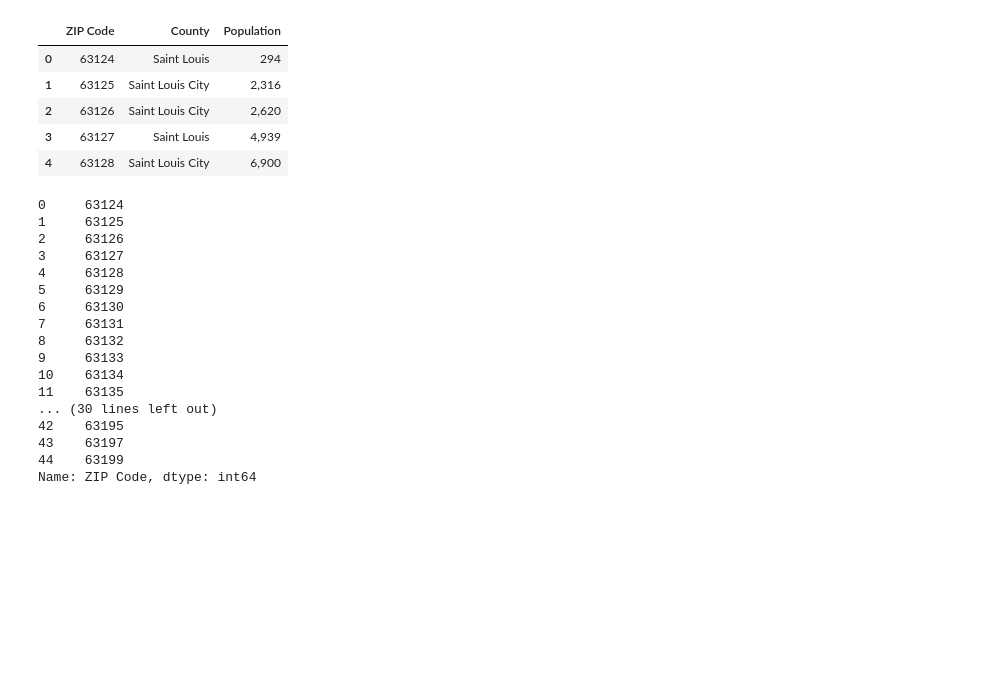
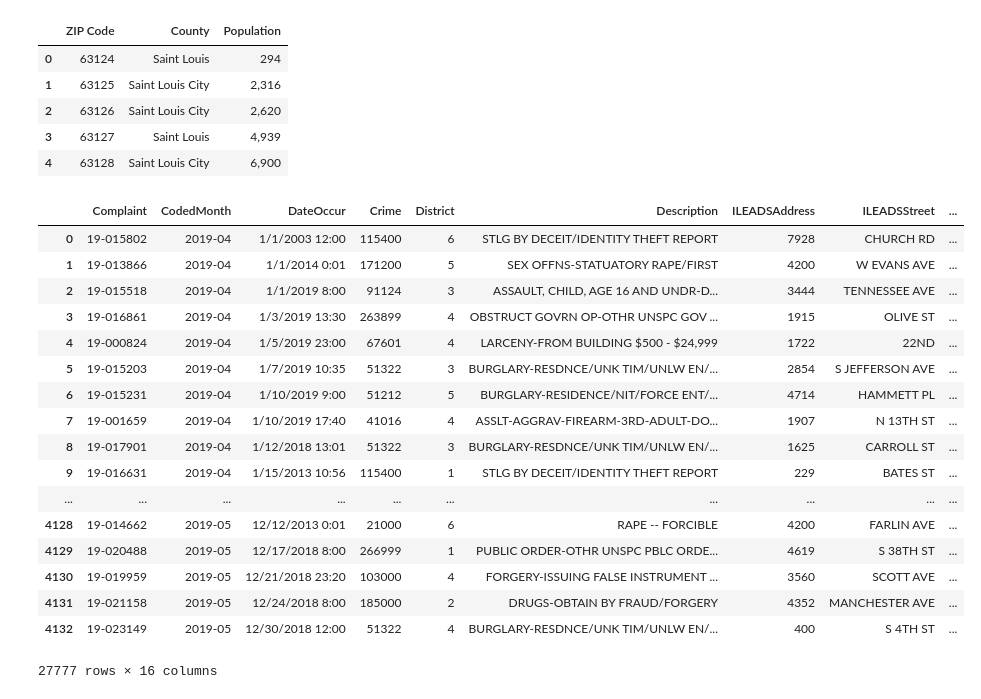
Before and after one commit to lonnykramer/project_one, a Jupyter notebook: project_code/liquor_store_project.ipynb, the cells around one changed output. Cells and saved outputs as stored; diff of their text form; code cells hidden in the pictures; blank space fills up the shorter version.

```diff
--- a/project_code/liquor_store_project.ipynb
+++ b/project_code/liquor_store_project.ipynb
@@ -34,22 +34,34 @@ stl_zip_df.head()
 | 4 | 63128 | Saint Louis City | 6,900 |
 # %%
 zip_codes = stl_zip_df['ZIP Code']
-zip_codes
+#zip_codes
-# %% [output]
-0     63124
-1     63125
-2     63126
-3     63127
-4     63128
-5     63129
-6     63130
-7     63131
-8     63132
-9     63133
-10    63134
-11    63135
-... (30 lines left out)
-42    63195
-43    63197
-44    63199
-Name: ZIP Code, dtype: int64
+# %%
+# importing crime data (CSV) and combining into 1 df
+
+stl_crime_df = pd.concat(map(pd.read_csv, glob.glob(os.path.join('', "crime_data/*.csv"))))
+#stl_crime_df
+# %%
+stl_crime_df.drop(['FlagCrime', 'FlagUnfounded', 'FlagAdministrative', 'Count', 'FlagCleanup'], axis=1, inplace=True)
+#stl_crime_df.head()
+# %%
+stl_crime_df['Street Address'] = stl_crime_df['CADAddress'].astype(str) + " " + stl_crime_df['CADStreet']+ ", MO"
+stl_crime_df
+# %% [output]
+|  | Complaint | CodedMonth | DateOccur | Crime | District | Description | ILEADSAddress | ILEADSStreet | ... |
+| 0 | 19-015802 | 2019-04 | 1/1/2003 12:00 | 115400 | 6 | STLG BY DECEIT/IDENTITY THEFT REPORT | 7928 | CHURCH RD | ... |
+| 1 | 19-013866 | 2019-04 | 1/1/2014 0:01 | 171200 | 5 | SEX OFFNS-STATUATORY RAPE/FIRST | 4200 | W EVANS AVE | ... |
+| 2 | 19-015518 | 2019-04 | 1/1/2019 8:00 | 91124 | 3 | ASSAULT, CHILD, AGE 16 AND UNDR-D... | 3444 | TENNESSEE AVE | ... |
+| 3 | 19-016861 | 2019-04 | 1/3/2019 13:30 | 263899 | 4 | OBSTRUCT GOVRN OP-OTHR UNSPC GOV ... | 1915 | OLIVE ST | ... |
+| 4 | 19-000824 | 2019-04 | 1/5/2019 23:00 | 67601 | 4 | LARCENY-FROM BUILDING $500 - $24,999 | 1722 | 22ND | ... |
+| 5 | 19-015203 | 2019-04 | 1/7/2019 10:35 | 51322 | 3 | BURGLARY-RESDNCE/UNK TIM/UNLW EN/... | 2854 | S JEFFERSON AVE | ... |
+| 6 | 19-015231 | 2019-04 | 1/10/2019 9:00 | 51212 | 5 | BURGLARY-RESIDENCE/NIT/FORCE ENT/... | 4714 | HAMMETT PL | ... |
+| 7 | 19-001659 | 2019-04 | 1/10/2019 17:40 | 41016 | 4 | ASSLT-AGGRAV-FIREARM-3RD-ADULT-DO... | 1907 | N 13TH ST | ... |
+| 8 | 19-017901 | 2019-04 | 1/12/2018 13:01 | 51322 | 3 | BURGLARY-RESDNCE/UNK TIM/UNLW EN/... | 1625 | CARROLL ST | ... |
+| 9 | 19-016631 | 2019-04 | 1/15/2013 10:56 | 115400 | 1 | STLG BY DECEIT/IDENTITY THEFT REPORT | 229 | BATES ST | ... |
+| ... | ... | ... | ... | ... | ... | ... | ... | ... | ... |
+| 4128 | 19-014662 | 2019-05 | 12/12/2013 0:01 | 21000 | 6 | RAPE -- FORCIBLE | 4200 | FARLIN AVE | ... |
+| 4129 | 19-020488 | 2019-05 | 12/17/2018 8:00 | 266999 | 1 | PUBLIC ORDER-OTHR UNSPC PBLC ORDE... | 4619 | S 38TH ST | ... |
+| 4130 | 19-019959 | 2019-05 | 12/21/2018 23:20 | 103000 | 4 | FORGERY-ISSUING FALSE INSTRUMENT ... | 3560 | SCOTT AVE | ... |
+| 4131 | 19-021158 | 2019-05 | 12/24/2018 8:00 | 185000 | 2 | DRUGS-OBTAIN BY FRAUD/FORGERY | 4352 | MANCHESTER AVE | ... |
+| 4132 | 19-023149 | 2019-05 | 12/30/2018 12:00 | 51322 | 4 | BURGLARY-RESDNCE/UNK TIM/UNLW EN/... | 400 | S 4TH ST | ... |
+27777 rows × 16 columns
```
Also changed, not shown: parts of 5 cells of this notebook.
